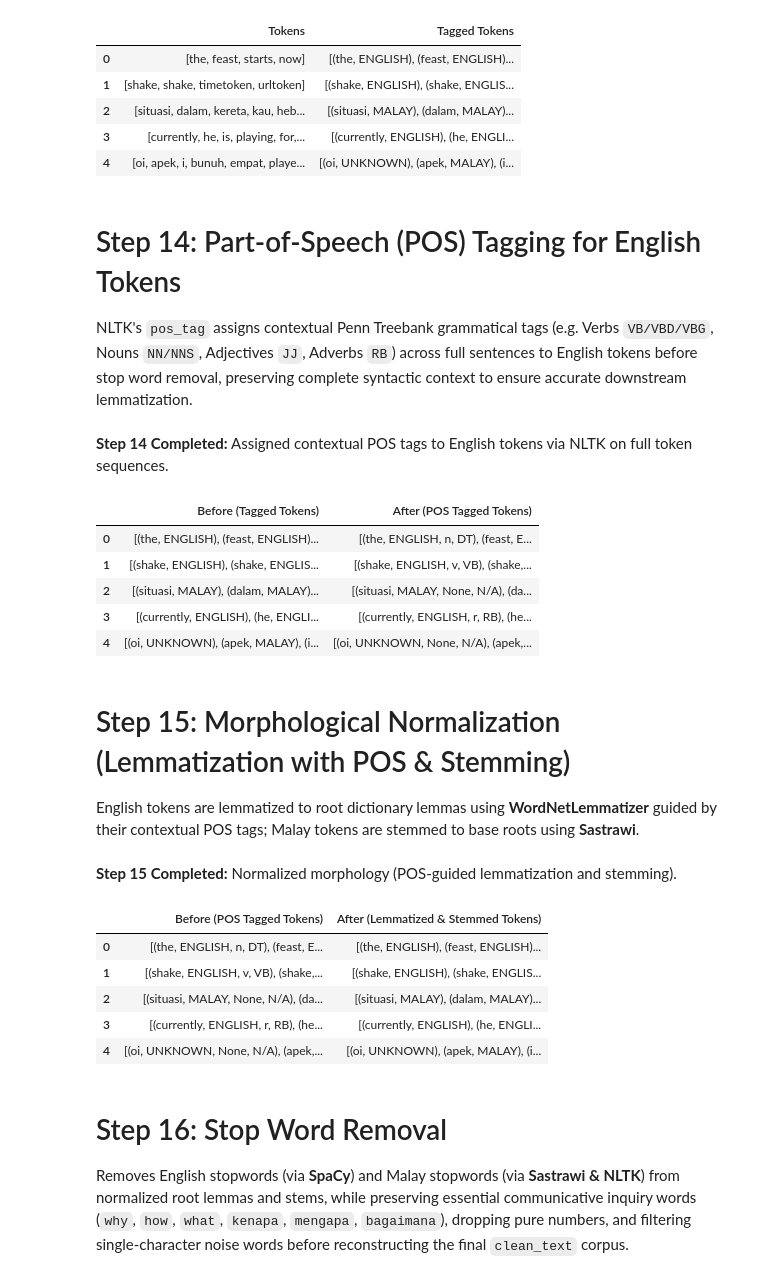
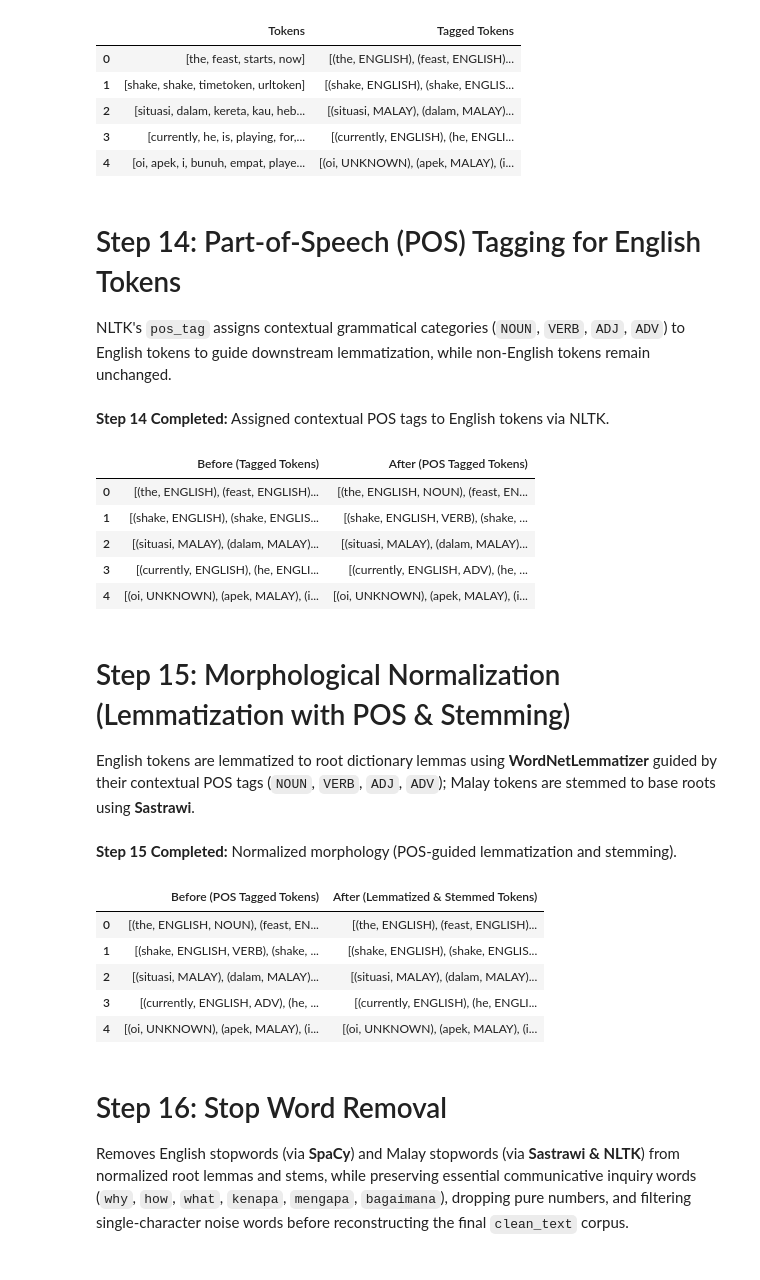
Before and after one commit to wjnotl/online-forum-communicative-intent-classification, a Jupyter notebook: intent classification.ipynb, the cells around one changed output. Cells and saved outputs as stored; diff of their text form; code cells hidden in the pictures.

```diff
--- a/intent classification.ipynb
+++ b/intent classification.ipynb
@@ -1502,84 +1502,97 @@ display(sample_tagged_df)
 | 4 | [oi, apek, i, bunuh, empat, playe... | [(oi, UNKNOWN), (apek, MALAY), (i... |
 # %% [markdown]
 # Step 14: Part-of-Speech (POS) Tagging for English Tokens
-NLTK's `pos_tag` assigns contextual Penn Treebank grammatical tags (e.g. Verbs `VB/VBD/VBG`, Nouns `NN/NNS`, Adjectives `JJ`, Adverbs `RB`) across full sentences to English tokens before stop word removal, preserving complete syntactic context to ensure accurate downstream lemmatization.
+NLTK's `pos_tag` assigns contextual grammatical categories (`NOUN`, `VERB`, `ADJ`, `ADV`) to English tokens to guide downstream lemmatization, while non-English tokens remain unchanged.
 # %%
 from nltk import pos_tag
 
 # Download NLTK POS tagger models
 nltk_download('averaged_perceptron_tagger', quiet=True)
 nltk_download('averaged_perceptron_tagger_eng', quiet=True)
 
-# Helper to convert Penn Treebank POS tag to WordNet POS category
-def get_wordnet_pos(treebank_tag):
-    if treebank_tag.startswith('J'):
-        return wordnet.ADJ
-    elif treebank_tag.startswith('V'):
-        return wordnet.VERB
-    elif treebank_tag.startswith('N'):
-        return wordnet.NOUN
-    elif treebank_tag.startswith('R'):
-        return wordnet.ADV
-    else:
-        return wordnet.NOUN
+# Helper to map Penn Treebank tags to clean grammatical categories
+def get_simplified_pos(ptb_tag):
+    if ptb_tag.startswith('J'):
+        return 'ADJ'
+    elif ptb_tag.startswith('V'):
+        return 'VERB'
+    elif ptb_tag.startswith('N'):
+        return 'NOUN'
+    elif ptb_tag.startswith('R'):
+        return 'ADV'
+    return 'NOUN'
 
 def pos_tag_english_tokens(tagged_tokens):
     words_list = [t[0] for t in tagged_tokens]
     if not words_list:
         return []
 
-    # Run NLTK pos_tag on complete token list (full syntactic context)
+    # Run NLTK pos_tag on full token sequence for syntactic context
     raw_pos = pos_tag(words_list)
 
     pos_tagged_list = []
     for (word, lang_tag), (_, ptb_tag) in zip(tagged_tokens, raw_pos):
         if lang_tag == "ENGLISH":
-            wn_pos = get_wordnet_pos(ptb_tag)
-            pos_tagged_list.append((word, lang_tag, wn_pos, ptb_tag))
+            pos_label = get_simplified_pos(ptb_tag)
+            pos_tagged_list.append((word, lang_tag, pos_label))
         else:
-            pos_tagged_list.append((word, lang_tag, None, "N/A"))
+            # Non-English tokens stay clean
+            pos_tagged_list.append((word, lang_tag))
 
     return pos_tagged_list
 
 # Apply Step 14
 df['pos_tagged_tokens'] = df['tagged_tokens'].apply(pos_tag_english_tokens)
-printmd("**Step 14 Completed:** Assigned contextual POS tags to English tokens via NLTK on full token sequences.")
+printmd("**Step 14 Completed:** Assigned contextual POS tags to English tokens via NLTK.")
 sample_pos_df = pd.DataFrame({
     "Before (Tagged Tokens)": df['tagged_tokens'].head(5),
     "After (POS Tagged Tokens)": df['pos_tagged_tokens'].head(5)
 })
 display(sample_pos_df)
 # %% [output]
-**Step 14 Completed:** Assigned contextual POS tags to English tokens via NLTK on full token sequences.
+**Step 14 Completed:** Assigned contextual POS tags to English tokens via NLTK.
 |  | Before (Tagged Tokens) | After (POS Tagged Tokens) |
-| 0 | [(the, ENGLISH), (feast, ENGLISH)... | [(the, ENGLISH, n, DT), (feast, E... |
-| 1 | [(shake, ENGLISH), (shake, ENGLIS... | [(shake, ENGLISH, v, VB), (shake,... |
-| 2 | [(situasi, MALAY), (dalam, MALAY)... | [(situasi, MALAY, None, N/A), (da... |
-| 3 | [(currently, ENGLISH), (he, ENGLI... | [(currently, ENGLISH, r, RB), (he... |
-| 4 | [(oi, UNKNOWN), (apek, MALAY), (i... | [(oi, UNKNOWN, None, N/A), (apek,... |
+| 0 | [(the, ENGLISH), (feast, ENGLISH)... | [(the, ENGLISH, NOUN), (feast, EN... |
+| 1 | [(shake, ENGLISH), (shake, ENGLIS... | [(shake, ENGLISH, VERB), (shake, ... |
+| 2 | [(situasi, MALAY), (dalam, MALAY)... | [(situasi, MALAY), (dalam, MALAY)... |
+| 3 | [(currently, ENGLISH), (he, ENGLI... | [(currently, ENGLISH, ADV), (he, ... |
+| 4 | [(oi, UNKNOWN), (apek, MALAY), (i... | [(oi, UNKNOWN), (apek, MALAY), (i... |
 # %% [markdown]
 # Step 15: Morphological Normalization (Lemmatization with POS & Stemming)
-English tokens are lemmatized to root dictionary lemmas using **WordNetLemmatizer** guided by their contextual POS tags; Malay tokens are stemmed to base roots using **Sastrawi**.
+English tokens are lemmatized to root dictionary lemmas using **WordNetLemmatizer** guided by their contextual POS tags (`NOUN`, `VERB`, `ADJ`, `ADV`); Malay tokens are stemmed to base roots using **Sastrawi**.
 # %%
 from nltk.stem import WordNetLemmatizer
 from Sastrawi.Stemmer.StemmerFactory import StemmerFactory
+from nltk.corpus import wordnet
 
 nltk_download('wordnet', quiet=True)
-
 lemmatizer = WordNetLemmatizer()
 stemmer_factory = StemmerFactory()
 malay_stemmer = stemmer_factory.create_stemmer()
 
+# Mapping POS categories to WordNet constants for lemmatization
+POS_TO_WORDNET = {
+    'ADJ': wordnet.ADJ,
+    'VERB': wordnet.VERB,
+    'NOUN': wordnet.NOUN,
+    'ADV': wordnet.ADV
+}
+
 def lemmatize_and_stem(pos_tagged_tokens):
     processed = []
-    for word, lang_tag, wn_pos, _ in pos_tagged_tokens:
+    for item in pos_tagged_tokens:
+        word = item[0]
+        lang_tag = item[1]
+
         if lang_tag == "ENGLISH":
-            # Lemmatize using contextual WordNet POS tag
+            pos_label = item[2] if len(item) > 2 else 'NOUN'
+            wn_pos = POS_TO_WORDNET.get(pos_label, wordnet.NOUN)
             processed.append((lemmatizer.lemmatize(word, pos=wn_pos), lang_tag))
         elif lang_tag == "MALAY":
             processed.append((malay_stemmer.stem(word), lang_tag))
         else:
             processed.append((word, lang_tag))
+
     return processed
 
 # Apply Step 15
@@ -1593,11 +1606,11 @@ display(sample_morph_df)
 # %% [output]
 **Step 15 Completed:** Normalized morphology (POS-guided lemmatization and stemming).
 |  | Before (POS Tagged Tokens) | After (Lemmatized & Stemmed Tokens) |
-| 0 | [(the, ENGLISH, n, DT), (feast, E... | [(the, ENGLISH), (feast, ENGLISH)... |
-| 1 | [(shake, ENGLISH, v, VB), (shake,... | [(shake, ENGLISH), (shake, ENGLIS... |
-| 2 | [(situasi, MALAY, None, N/A), (da... | [(situasi, MALAY), (dalam, MALAY)... |
-| 3 | [(currently, ENGLISH, r, RB), (he... | [(currently, ENGLISH), (he, ENGLI... |
-| 4 | [(oi, UNKNOWN, None, N/A), (apek,... | [(oi, UNKNOWN), (apek, MALAY), (i... |
+| 0 | [(the, ENGLISH, NOUN), (feast, EN... | [(the, ENGLISH), (feast, ENGLISH)... |
+| 1 | [(shake, ENGLISH, VERB), (shake, ... | [(shake, ENGLISH), (shake, ENGLIS... |
+| 2 | [(situasi, MALAY), (dalam, MALAY)... | [(situasi, MALAY), (dalam, MALAY)... |
+| 3 | [(currently, ENGLISH, ADV), (he, ... | [(currently, ENGLISH), (he, ENGLI... |
+| 4 | [(oi, UNKNOWN), (apek, MALAY), (i... | [(oi, UNKNOWN), (apek, MALAY), (i... |
 # %% [markdown]
 # Step 16: Stop Word Removal
 Removes English stopwords (via **SpaCy**) and Malay stopwords (via **Sastrawi & NLTK**) from normalized root lemmas and stems, while preserving essential communicative inquiry words (`why`, `how`, `what`, `kenapa`, `mengapa`, `bagaimana`), dropping pure numbers, and filtering single-character noise words before reconstructing the final `clean_text` corpus.
```
Also changed, not shown: parts of 9 cells of this notebook, 1 other file.
